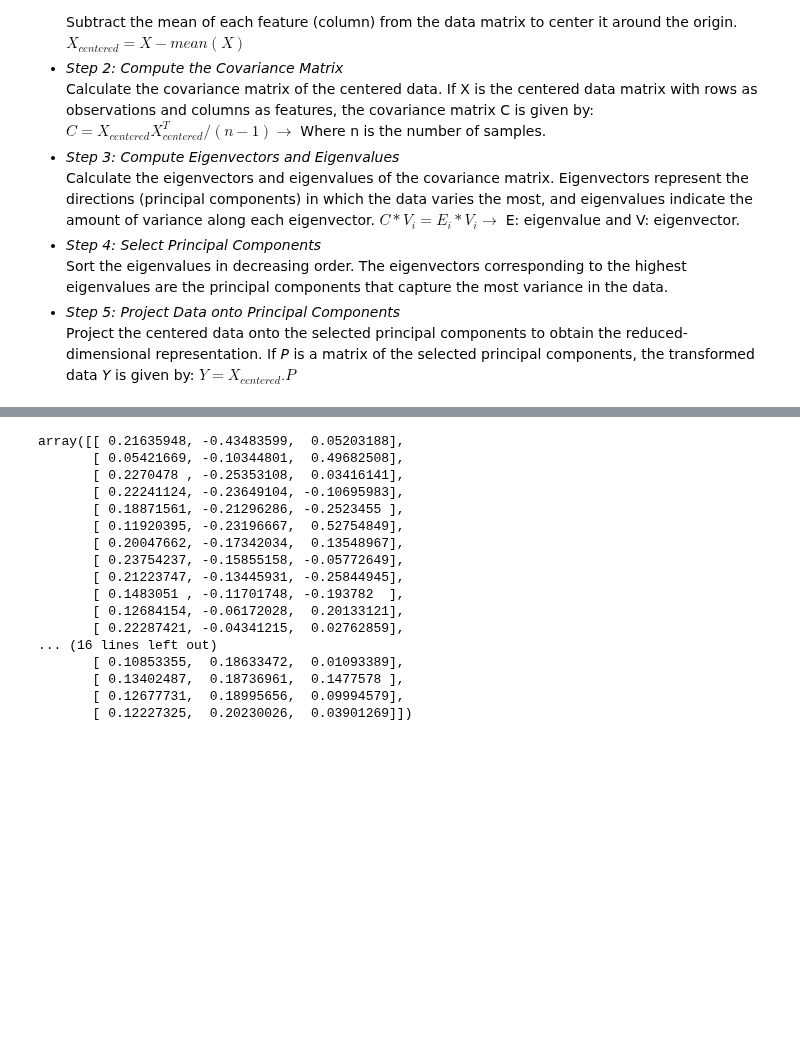
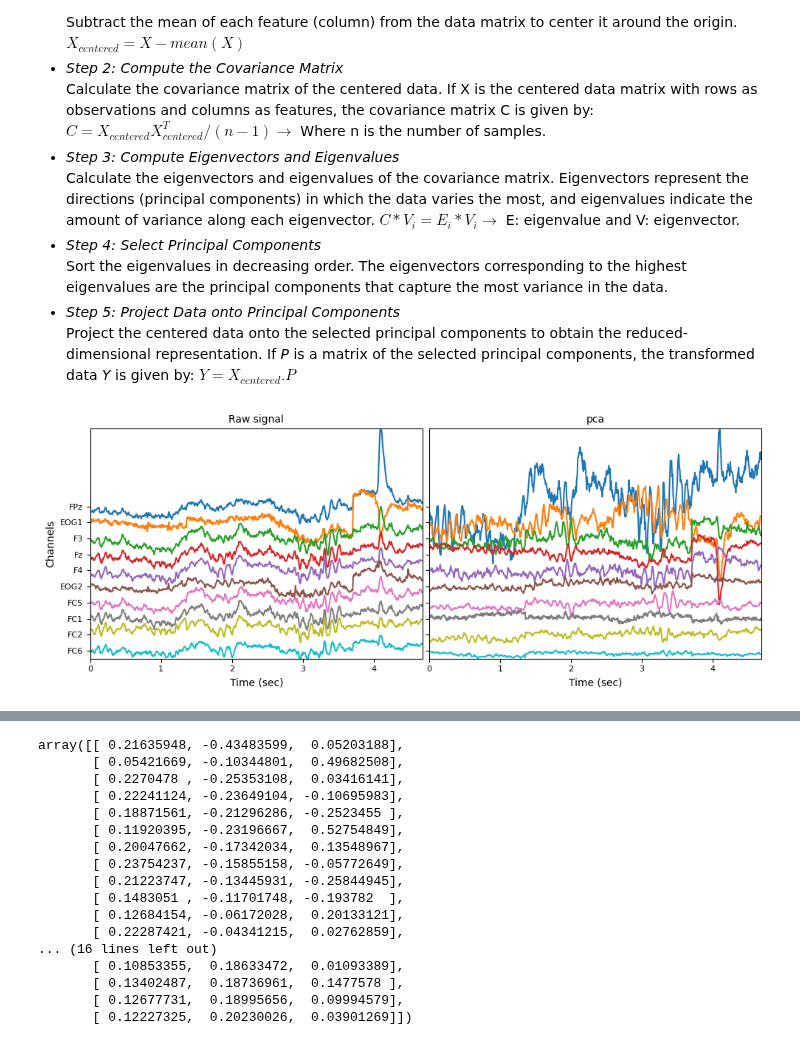
Before and after one commit to RezaSaadatyar/EEG-Lab, a Jupyter notebook: Code/App1_EEG.ipynb, the cells around one changed output, grey strips where cells are left out. Saved outputs shown, nothing was run; the diff lists cells and outputs as text; code cells hidden in the pictures; blank space fills up the shorter version.

```diff
--- a/Code/App1_EEG.ipynb
+++ b/Code/App1_EEG.ipynb
@@ -122,5 +122,8 @@ Sort the eigenvalues in decreasing order. The eigenvectors corresponding to the
 Project the centered data onto the selected principal components to obtain the reduced-dimensional representation. If *P*
 is a matrix of the selected principal components, the transformed data *Y* is given by: $Y=X_{centered}.P$
 # %%
-data_pca = pca(data, ncomponents=np.min(data.shape))
+data_features = pca(data, ncomponents=np.min(data.shape))
+plot_features(data, data_features, Fs, channels, first_point=0, last_point=600, num_chan=10, type_feature='pca')
+# %% [output]
+[figure, added]
 # %%
```
Also changed, not shown: parts of 1 cell of this notebook.
